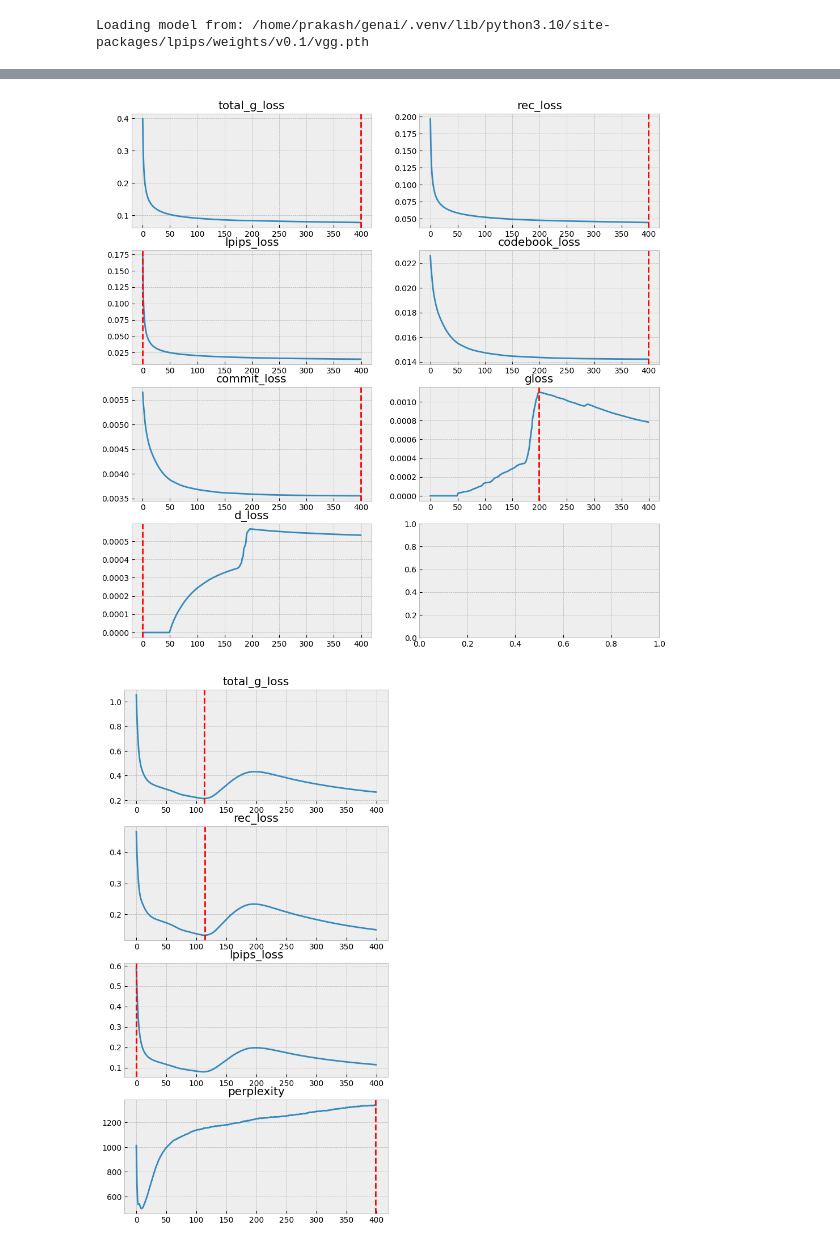
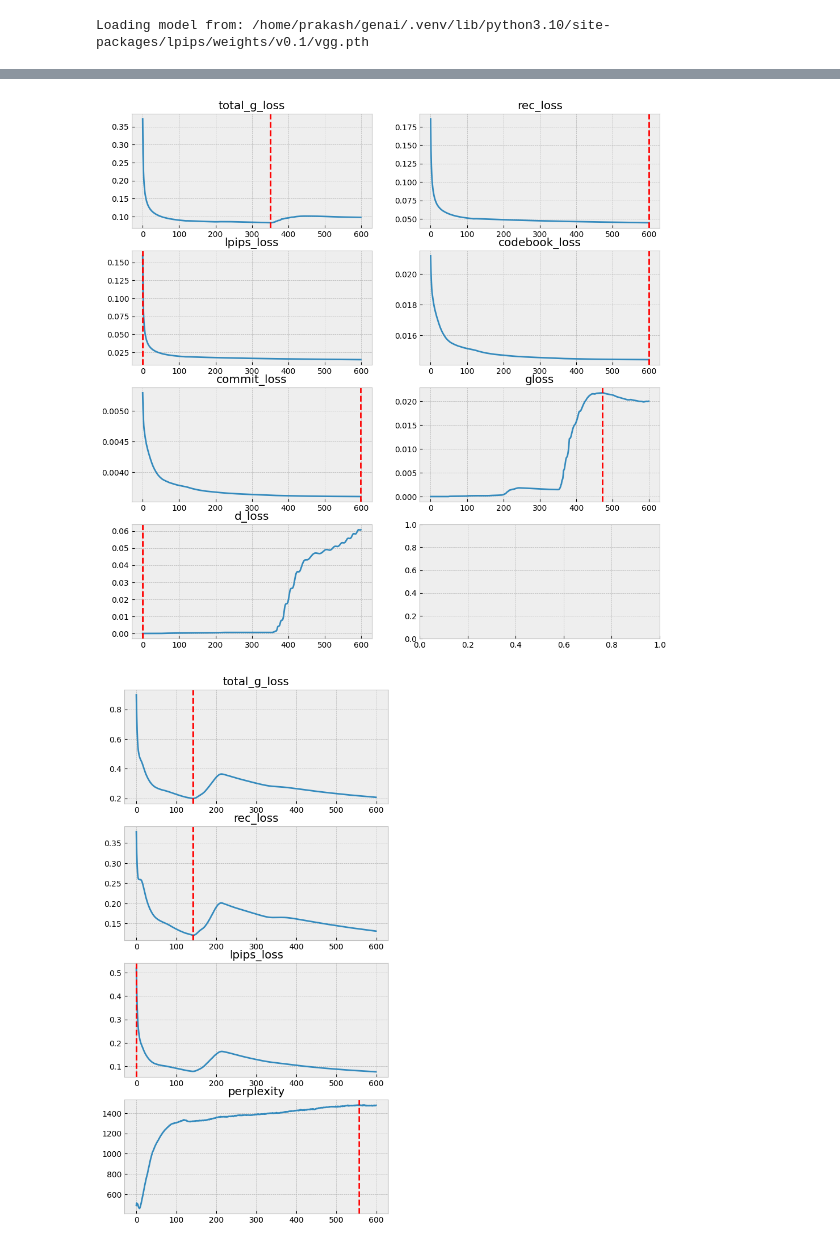
Before and after one commit to prakashjayy/genai, a Jupyter notebook: var/01_vqgan.ipynb, the cells around one changed output, grey strips where cells are left out. Drawn from its saved outputs; the diff is of its cells as text; code cells hidden in the pictures.

```diff
--- a/var/01_vqgan.ipynb
+++ b/var/01_vqgan.ipynb
@@ -127,8 +127,8 @@ cfg = ModelArgs(
     codebook_show_usage=True,
     commit_loss_beta=0.25,
     entropy_loss_ratio=0.0,
-    encoder_ch_mult=[1, 2, 2],
-    decoder_ch_mult=[1, 2, 2],
+    encoder_ch_mult=[1, 2, 4],
+    decoder_ch_mult=[1, 2, 4],
     z_channels=256,
     dropout_p=0.0,
 )
@@ -409,16 +409,17 @@ print("Loaded EMA model")
 # %% [output]
 Loaded EMA model
 # %%
-storage_loc = fc.Path("generated/exp8")
+storage_loc = fc.Path("generated/exp10")
 storage_loc.mkdir(parents=True, exist_ok=True)
 # %%
-epochs = 400
+epochs = 600
 gan_epoch_start = 50
 disc = Disc(1, 64).to(DEVICE)
 gan_loss = GANLoss().to(DEVICE)
 perception_loss = PerceptionLoss().to(DEVICE)
 learning_rate = 4.5e-06 * 2
-gloss_weight = 0.001
+#gloss_weight = 0.001
+dloss_weight = 0.5
 opt_ae = torch.optim.Adam(vqgan.parameters(), lr=learning_rate, betas=(0.5, 0.9))
 opt_disc = torch.optim.Adam(disc.parameters(), lr=learning_rate, betas=(0.5, 0.9))
 # %% [output]
@@ -446,7 +447,7 @@ for epoch in range(epochs):
                 fake = disc(x_out)
                 gloss = gan_loss.generator_loss(fake)
                 dloss_weight = calculate_adaptive_weight(rec_loss, gloss, discriminator_weight=1, last_layer=vqgan.decoder.conv_out.weight)
-                gloss = gan_loss.generator_loss(fake) * dloss_weight * gloss_weight
+                gloss = gan_loss.generator_loss(fake) * dloss_weight
             else:
                 gloss = torch.tensor(0.0)
             total_g_loss += gloss
@@ -454,7 +455,7 @@ for epoch in range(epochs):
             opt_ae.step()
 
             if epoch>=gan_epoch_start:
-                d_loss = gan_loss.discriminator_loss(disc(x_out.detach()), disc(x)) * gloss_weight
+                d_loss = gan_loss.discriminator_loss(disc(x_out.detach()), disc(x)) * dloss_weight
                 d_loss.backward()
                 opt_disc.step()
             else:
@@ -598,32 +599,26 @@ ax.flat[6].axvline(losses[:, 6].argmin(), color='r', linestyle='--')
 
 plt.show()
 # %% [output]
-[figure, old version]
+[figure, new version]
 # %%
-import re
-losses = torch.zeros(len(weight_files), 4)
-for i, wt in tqdm(enumerate(weight_files), total=len(weight_files)):
-    numbers = [float(x) if '.' in x else int(x) for x in re.findall(r'\d+(?:\.\d+)?', wt.stem)]
-    _x = torch.load(wt)["val_epoch_losses"]
-    losses[numbers[0], :] = torch.tensor([_x["total_g_loss"], _x["rec_loss"], _x["lpips_loss"], _x["perplexity"]])
 #plot these losses
 fig, ax = plt.subplots(4, 1, figsize=(6, 12))
-ax.flat[0].plot(losses[:, 0])
+ax.flat[0].plot(val_losses[:, 0])
 ax.flat[0].set_title("total_g_loss")
-ax.flat[0].axvline(losses[:, 0].argmin(), color='r', linestyle='--')
+ax.flat[0].axvline(val_losses[:, 0].argmin(), color='r', linestyle='--')
 
-ax.flat[1].plot(losses[:, 1])
+ax.flat[1].plot(val_losses[:, 1])
 ax.flat[1].set_title("rec_loss")
-ax.flat[1].axvline(losses[:, 1].argmin(), color='r', linestyle='--')
+ax.flat[1].axvline(val_losses[:, 1].argmin(), color='r', linestyle='--')
 
-ax.flat[2].plot(losses[:, 2])
+ax.flat[2].plot(val_losses[:, 2])
 ax.flat[2].set_title("lpips_loss")
-ax.flat[2].axvline(losses[:, 2].argmax(), color='r', linestyle='--')
+ax.flat[2].axvline(val_losses[:, 2].argmax(), color='r', linestyle='--')
 
-ax.flat[3].plot(losses[:, 3])
+ax.flat[3].plot(val_losses[:, 3])
 ax.flat[3].set_title("perplexity")
-ax.flat[3].axvline(losses[:, 3].argmax(), color='r', linestyle='--')
+ax.flat[3].axvline(val_losses[:, 3].argmax(), color='r', linestyle='--')
 
 plt.show()
 # %% [output]
-[figure, old version]
+[figure, new version]
```
Also changed, not shown: parts of 3 cells of this notebook.
